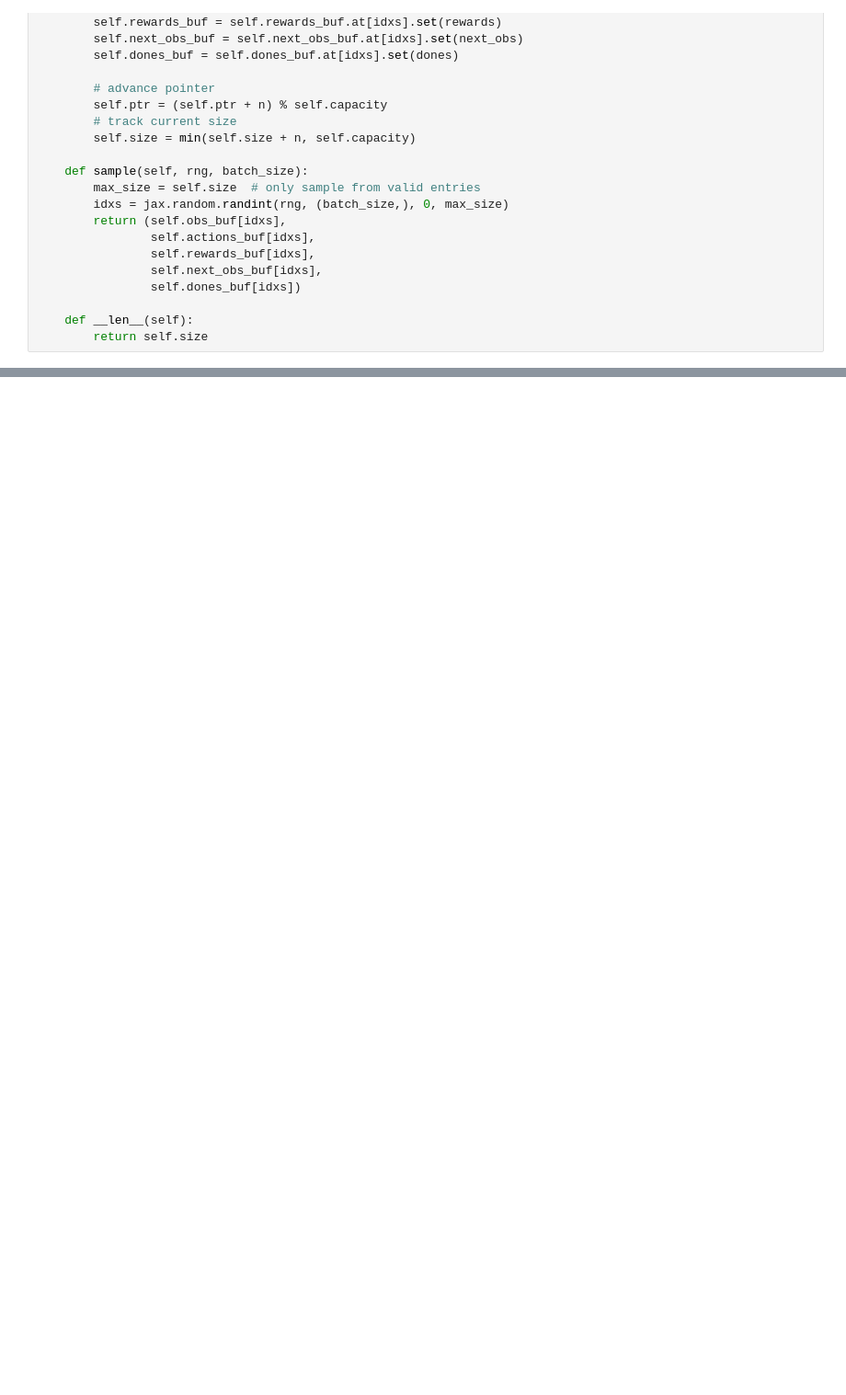
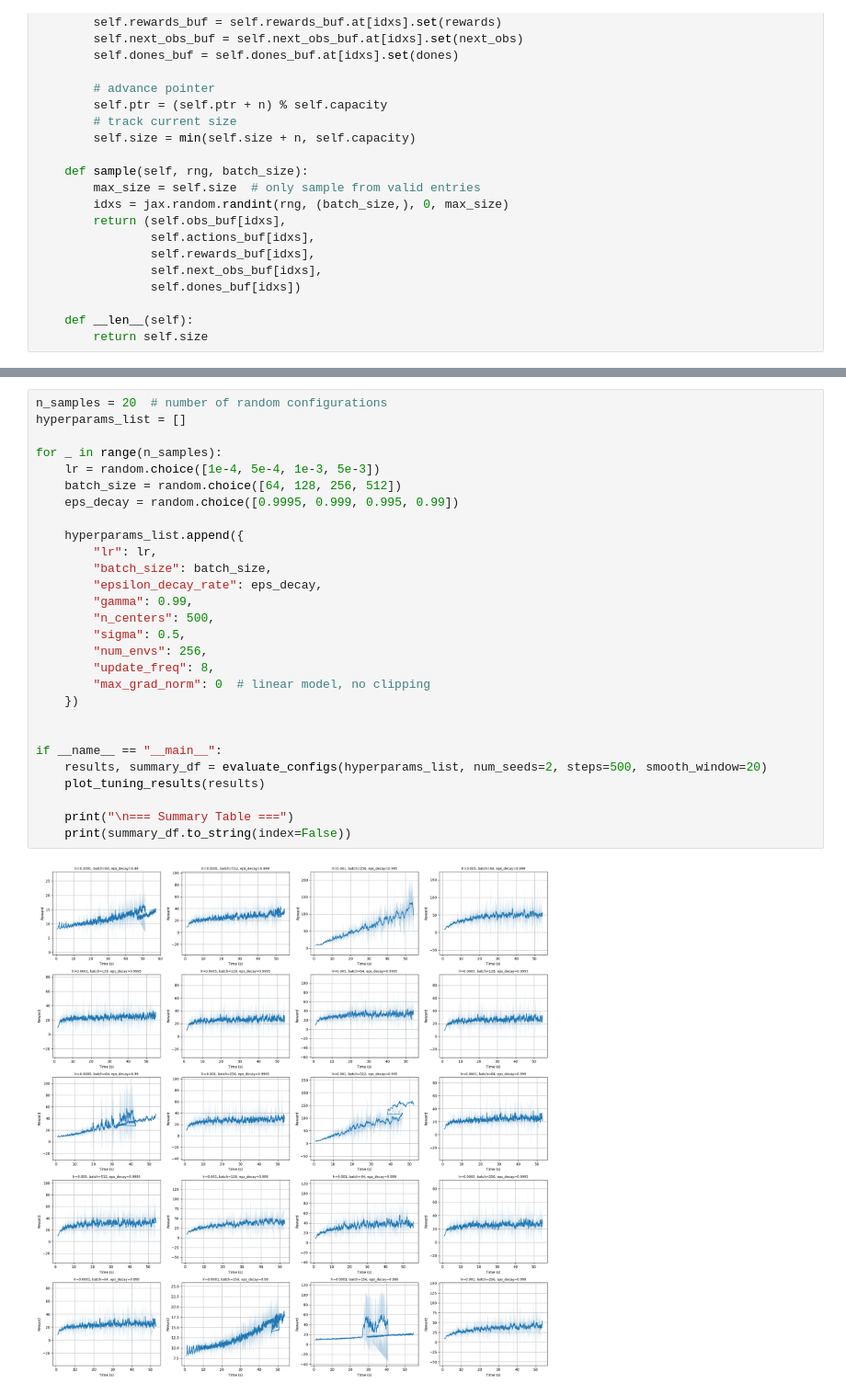
Before and after one commit to vitchun/DSA4288, a Jupyter notebook: RL basics/Hyperparameter tuning.ipynb, the cells around one changed output, grey strips where cells are left out. Shown at 92% size. Saved outputs shown, nothing was run; the diff lists cells and outputs as text; blank space fills up the shorter version.

```diff
--- a/RL basics/Hyperparameter tuning.ipynb
+++ b/RL basics/Hyperparameter tuning.ipynb
@@ -396,0 +380,30 @@ XlaRuntimeError: RESOURCE_EXHAUSTED: Out of memory while trying to allocate 3200
+# %%
+n_samples = 20  # number of random configurations
+hyperparams_list = []
+
+for _ in range(n_samples):
+    lr = random.choice([1e-4, 5e-4, 1e-3, 5e-3])
+    batch_size = random.choice([64, 128, 256, 512])
+    eps_decay = random.choice([0.9995, 0.999, 0.995, 0.99])
+
+    hyperparams_list.append({
+        "lr": lr,
+        "batch_size": batch_size,
+        "epsilon_decay_rate": eps_decay,
+        "gamma": 0.99,
+        "n_centers": 500,
+        "sigma": 0.5,
+        "num_envs": 256,
+        "update_freq": 8,
+        "max_grad_norm": 0  # linear model, no clipping
+    })
+
+
+if __name__ == "__main__":
+    results, summary_df = evaluate_configs(hyperparams_list, num_seeds=2, steps=500, smooth_window=20)
+    plot_tuning_results(results)
+
+    print("\n=== Summary Table ===")
+    print(summary_df.to_string(index=False))
+# %% [output]
+[figure, added]
```
Also changed, not shown: parts of 18 cells of this notebook.
